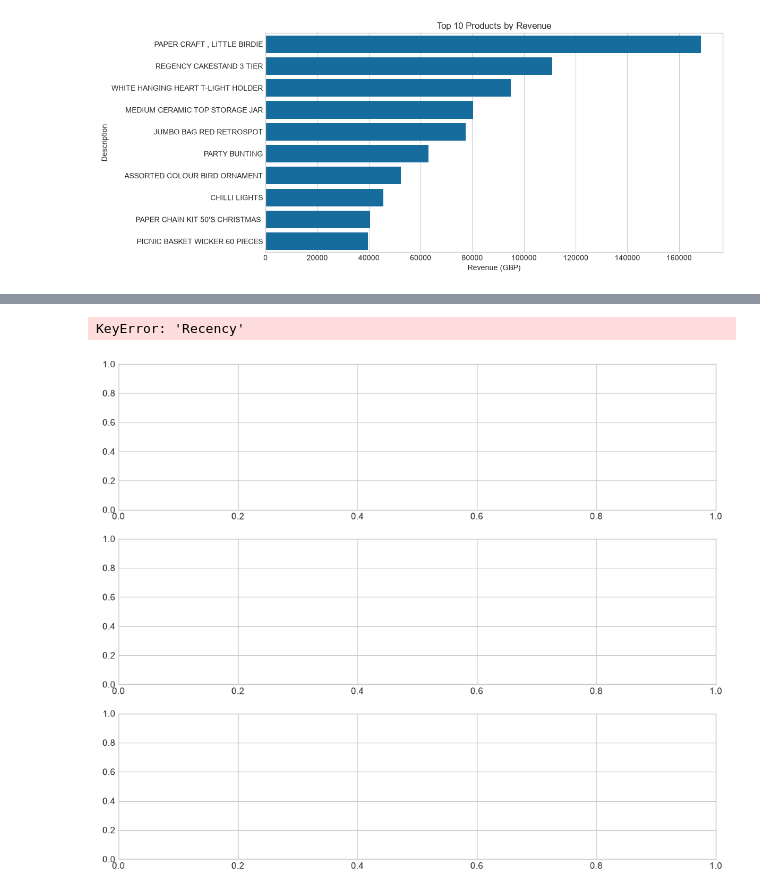
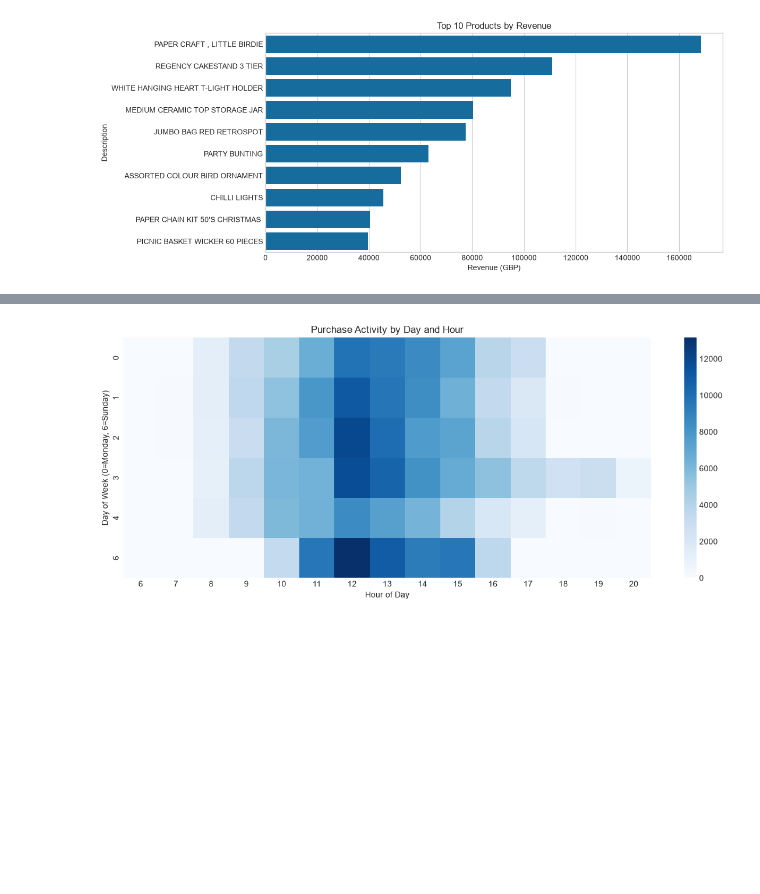
Before and after one commit to lamducanhkhoarubik-spec/fullstack_DS_project, a Jupyter notebook: notebooks/eda_and_cleaning.ipynb, the cells around one changed output, grey strips where cells are left out. Drawn from its saved outputs; the diff is of its cells as text; code cells hidden in the pictures; blank space fills up the shorter version.

```diff
--- a/notebooks/eda_and_cleaning.ipynb
+++ b/notebooks/eda_and_cleaning.ipynb
@@ -138,5 +154,4 @@ visualizer.plot_product_analysis(df_uk)
 # %%
-visualizer.plot_rfm(df_uk)
+visualizer.plot_time_patterns(df_uk)
 # %% [output]
-KeyError: 'Recency'
-[figure, old version]
+[figure, new version]
```
Also changed, not shown: parts of 3 cells of this notebook, 3 other files.
